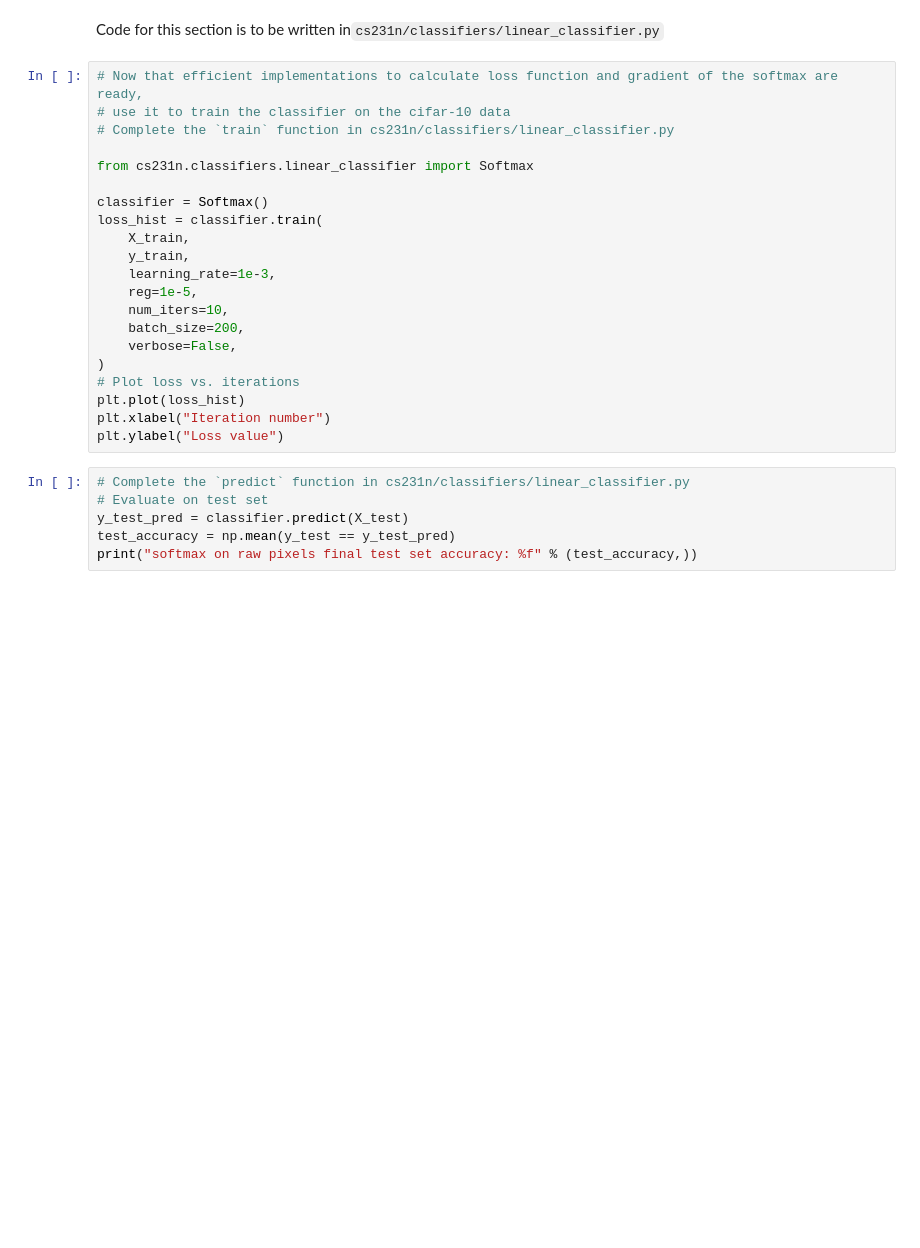
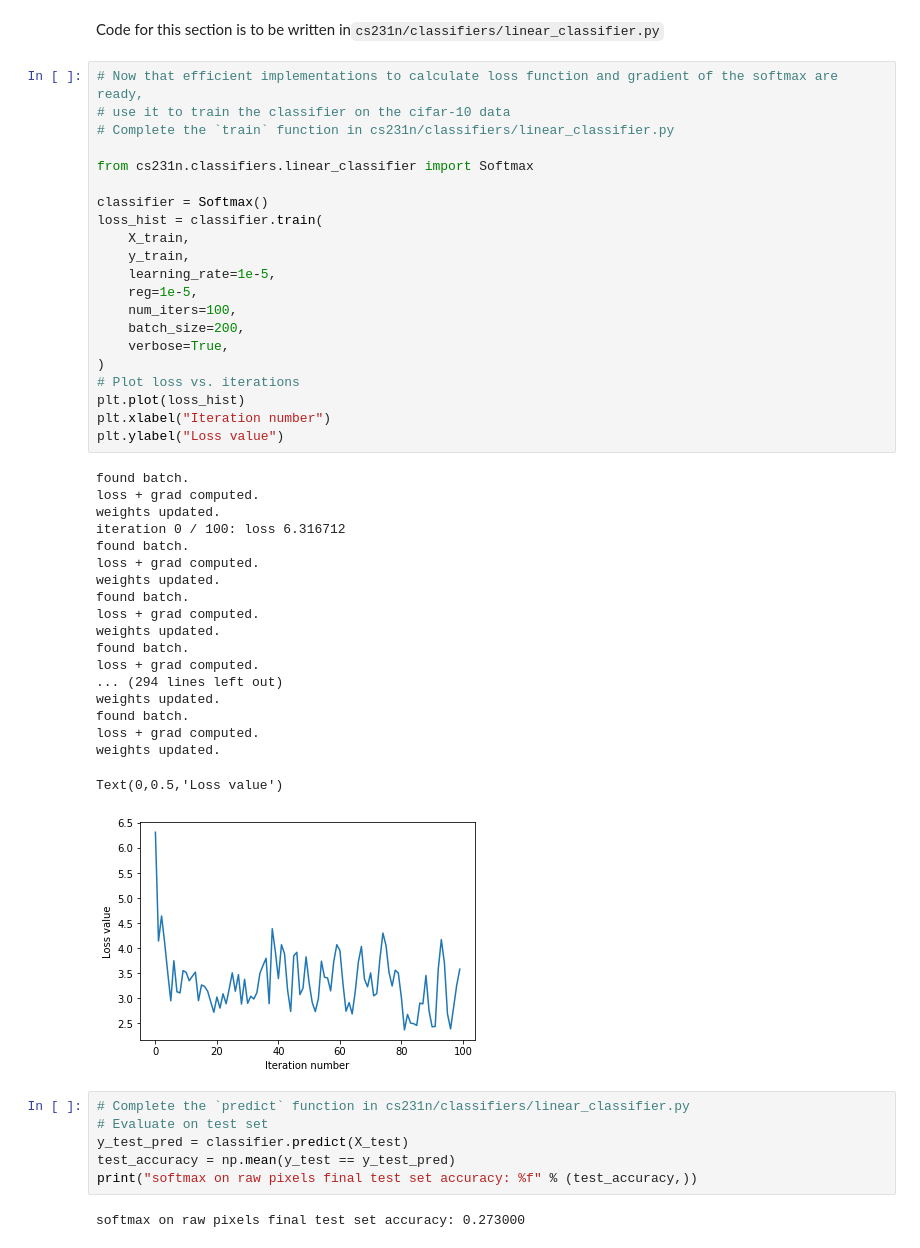
Before and after one commit to reagankan/cs4803, a Jupyter notebook: assignment1/assignment/1_cs231n/softmax.ipynb, the cells around one changed output. Cells and saved outputs as stored; diff of their text form; blank space fills up the shorter version.

Commit message:
finish softmax.py, linear_classifier.py. got >= 25% on test

```diff
--- a/assignment1/assignment/1_cs231n/softmax.ipynb
+++ b/assignment1/assignment/1_cs231n/softmax.ipynb
@@ -64,30 +87,52 @@ Code for this section is to be written in`cs231n/classifiers/linear_classifier.p
 # %%
 # Now that efficient implementations to calculate loss function and gradient of the softmax are ready,
 # use it to train the classifier on the cifar-10 data
 # Complete the `train` function in cs231n/classifiers/linear_classifier.py
 
 from cs231n.classifiers.linear_classifier import Softmax
 
 classifier = Softmax()
 loss_hist = classifier.train(
     X_train,
     y_train,
-    learning_rate=1e-3,
+    learning_rate=1e-5,
     reg=1e-5,
-    num_iters=10,
+    num_iters=100,
     batch_size=200,
-    verbose=False,
+    verbose=True,
 )
 # Plot loss vs. iterations
 plt.plot(loss_hist)
 plt.xlabel("Iteration number")
 plt.ylabel("Loss value")
+# %% [output]
+found batch.
+loss + grad computed.
+weights updated.
+iteration 0 / 100: loss 6.316712
+found batch.
+loss + grad computed.
+weights updated.
+found batch.
+loss + grad computed.
+weights updated.
+found batch.
+loss + grad computed.
+... (294 lines left out)
+weights updated.
+found batch.
+loss + grad computed.
+weights updated.
+Text(0,0.5,'Loss value')
+[figure, added]
 # %%
 # Complete the `predict` function in cs231n/classifiers/linear_classifier.py
 # Evaluate on test set
 y_test_pred = classifier.predict(X_test)
 test_accuracy = np.mean(y_test == y_test_pred)
 print("softmax on raw pixels final test set accuracy: %f" % (test_accuracy,))
+# %% [output]
+softmax on raw pixels final test set accuracy: 0.273000
 # %%
 # Visualize the learned weights for each class
 w = classifier.W[:, :-1]  # strip out the bias
```
Also changed, not shown: parts of 3 cells of this notebook.
